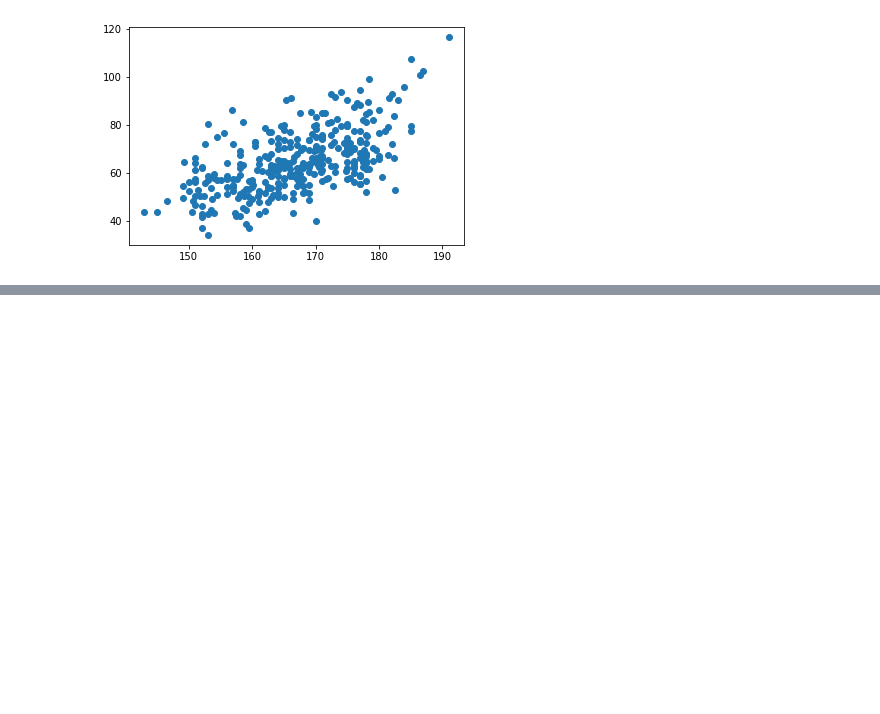
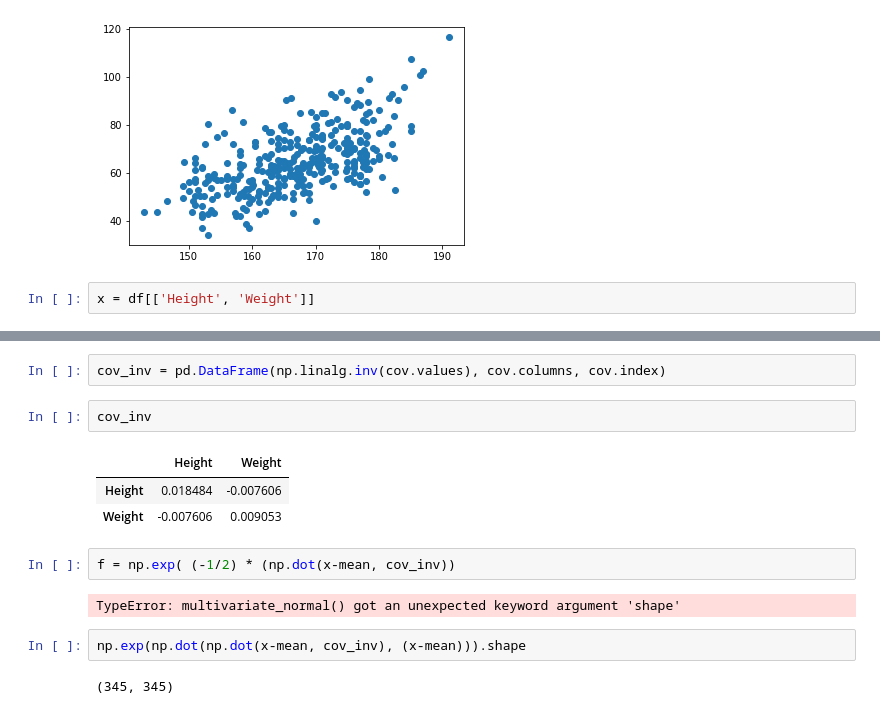
Before and after one commit to anirudhprabhakaran3/prml-lab, a Jupyter notebook: Lab 1/Lab 1.ipynb, the cells around one changed output, grey strips where cells are left out. Saved outputs shown, nothing was run; the diff lists cells and outputs as text; blank space fills up the shorter version.

```diff
--- a/Lab 1/Lab 1.ipynb
+++ b/Lab 1/Lab 1.ipynb
@@ -80,3 +80,5 @@ plt.show()
 # %% [output]
 [figure]
 [figure]
+# %%
+x = df[['Height', 'Weight']]
@@ -82,0 +97,16 @@ plt.show()
+# %%
+cov_inv = pd.DataFrame(np.linalg.inv(cov.values), cov.columns, cov.index)
+# %%
+cov_inv
+# %% [output]
+|  | Height | Weight |
+| Height | 0.018484 | -0.007606 |
+| Weight | -0.007606 | 0.009053 |
+# %%
+f = np.exp( (-1/2) * (np.dot(x-mean, cov_inv))
+# %% [output]
+TypeError: multivariate_normal() got an unexpected keyword argument 'shape'
+# %%
+np.exp(np.dot(np.dot(x-mean, cov_inv), (x-mean))).shape
+# %% [output]
+(345, 345)
```
Also changed, not shown: parts of 10 cells of this notebook.
